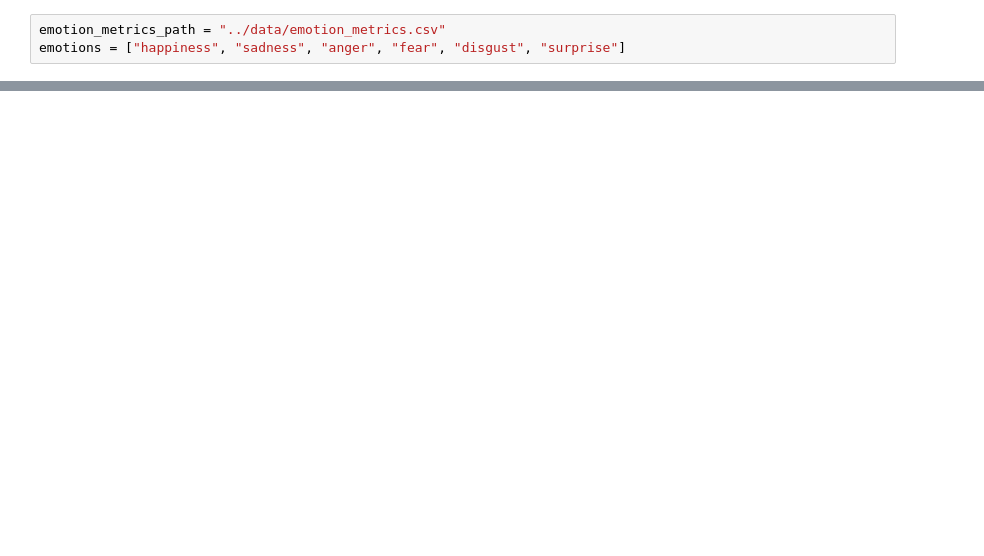
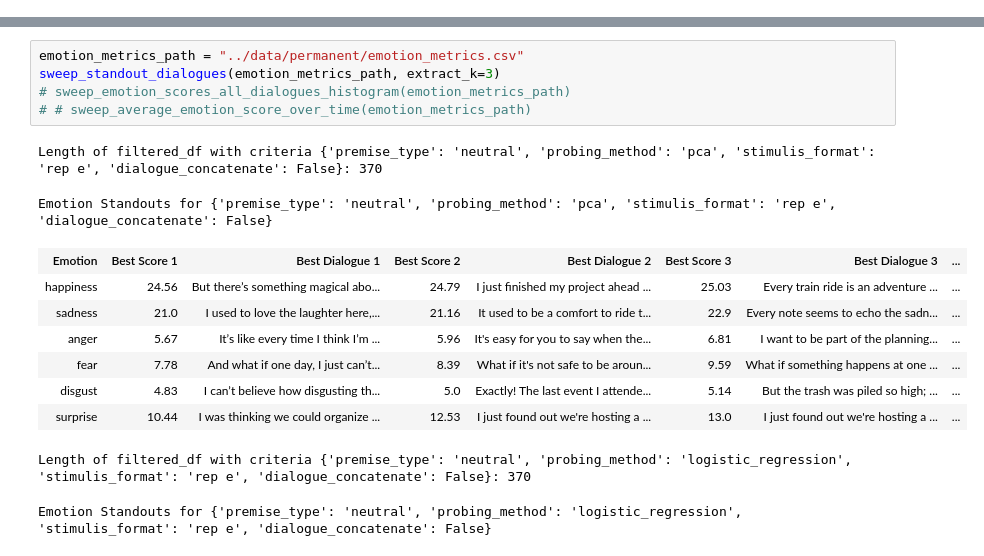
Before and after one commit to jujipotle/playscript_benchmark, a Jupyter notebook: scripts/playscript_emotion_analytics.ipynb, the cells around one changed output, grey strips where cells are left out. Cells and saved outputs as stored; diff of their text form; blank space fills up the shorter version.

Commit message:
Logistic regression implementation and cleaning CSVs

```diff
--- a/scripts/playscript_emotion_analytics.ipynb
+++ b/scripts/playscript_emotion_analytics.ipynb
@@ -96,3 +93,0 @@ def view_histogram(emotions_metric_path, emotions):
-# %%
-emotion_metrics_path = "../data/emotion_metrics.csv"
-emotions = ["happiness", "sadness", "anger", "fear", "disgust", "surprise"]
@@ -103,0 +282,17 @@ view_histogram(emotion_metrics_path, emotions)
+# %%
+emotion_metrics_path = "../data/permanent/emotion_metrics.csv"
+sweep_standout_dialogues(emotion_metrics_path, extract_k=3)
+# sweep_emotion_scores_all_dialogues_histogram(emotion_metrics_path)
+# # sweep_average_emotion_score_over_time(emotion_metrics_path)
+# %% [output]
+Length of filtered_df with criteria {'premise_type': 'neutral', 'probing_method': 'pca', 'stimulis_format': 'rep e', 'dialogue_concatenate': False}: 370
+Emotion Standouts for {'premise_type': 'neutral', 'probing_method': 'pca', 'stimulis_format': 'rep e', 'dialogue_concatenate': False}
+| Emotion | Best Score 1 | Best Dialogue 1 | Best Score 2 | Best Dialogue 2 | Best Score 3 | Best Dialogue 3 | ... |
+| happiness | 24.56 | But there’s something magical abo... | 24.79 | I just finished my project ahead ... | 25.03 | Every train ride is an adventure ... | ... |
+| sadness | 21.0 | I used to love the laughter here,... | 21.16 | It used to be a comfort to ride t... | 22.9 | Every note seems to echo the sadn... | ... |
+| anger | 5.67 | It’s like every time I think I’m ... | 5.96 | It's easy for you to say when the... | 6.81 | I want to be part of the planning... | ... |
+| fear | 7.78 | And what if one day, I just can’t... | 8.39 | What if it's not safe to be aroun... | 9.59 | What if something happens at one ... | ... |
+| disgust | 4.83 | I can’t believe how disgusting th... | 5.0 | Exactly! The last event I attende... | 5.14 | But the trash was piled so high; ... | ... |
+| surprise | 10.44 | I was thinking we could organize ... | 12.53 | I just found out we're hosting a ... | 13.0 | I just found out we're hosting a ... | ... |
+Length of filtered_df with criteria {'premise_type': 'neutral', 'probing_method': 'logistic_regression', 'stimulis_format': 'rep e', 'dialogue_concatenate': False}: 370
+Emotion Standouts for {'premise_type': 'neutral', 'probing_method': 'logistic_regression', 'stimulis_format': 'rep e', 'dialogue_concatenate': False}
```
Also changed, not shown: parts of 11 cells of this notebook, 50 other files.
